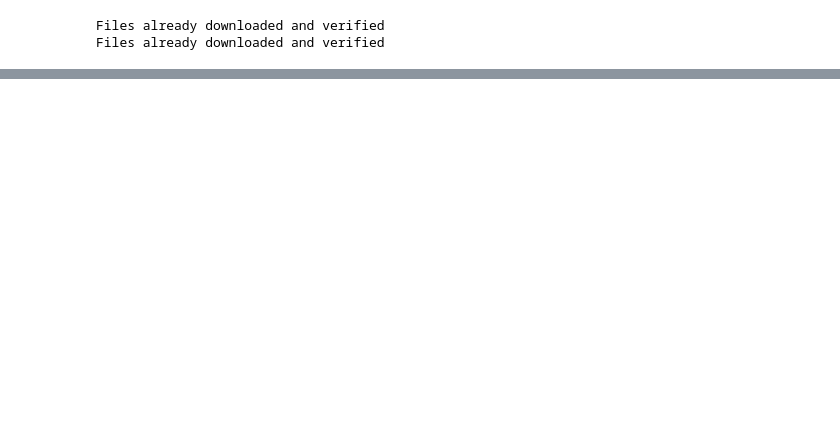
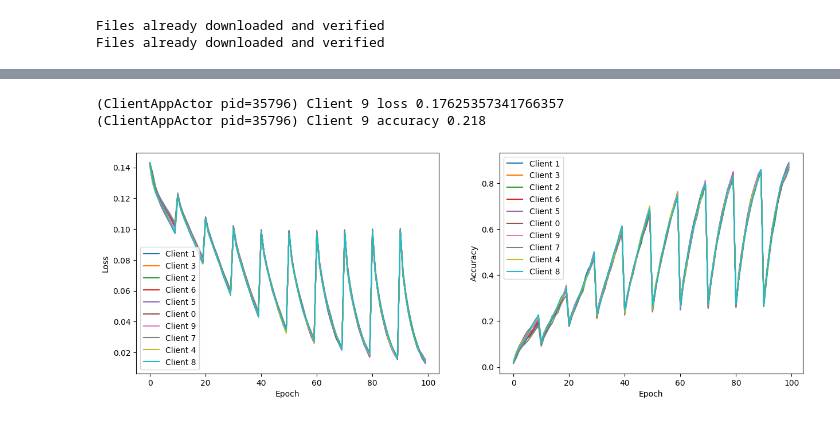
Before and after one commit to vipulhld001/flower, a Jupyter notebook: MyStrat/ftatime_cifar100.ipynb, the cells around one changed output, grey strips where cells are left out. Cells and saved outputs as stored; diff of their text form; code cells hidden in the pictures; blank space fills up the shorter version.

```diff
--- a/MyStrat/ftatime_cifar100.ipynb
+++ b/MyStrat/ftatime_cifar100.ipynb
@@ -467,8 +631,11 @@ def client_fn(cid) -> FlowerClient:
 # %%
+strategy_fed_avg = FedAvgCustom()
+
 fl.simulation.start_simulation(
     client_fn=client_fn,
     num_clients=10,
-    config=fl.server.ServerConfig(num_rounds=3),
+    config=fl.server.ServerConfig(num_rounds=10),
     client_resources=client_resources,
+    strategy=strategy_fed_avg,
 )
 # %% [output]
@@ -590,0 +752,6 @@ DEBUG flwr 2024-06-03 11:54:09,788 | server.py:218 | fit_round 3: strategy sampl
+# %%
+plot_metrics(strategy_fed_avg.client_metrics)
+# %% [output]
+(ClientAppActor pid=35796) Client 9 loss 0.17625357341766357
+(ClientAppActor pid=35796) Client 9 accuracy 0.218
+[figure, added]
```
Also changed, not shown: parts of 15 cells of this notebook, 3 other files.
